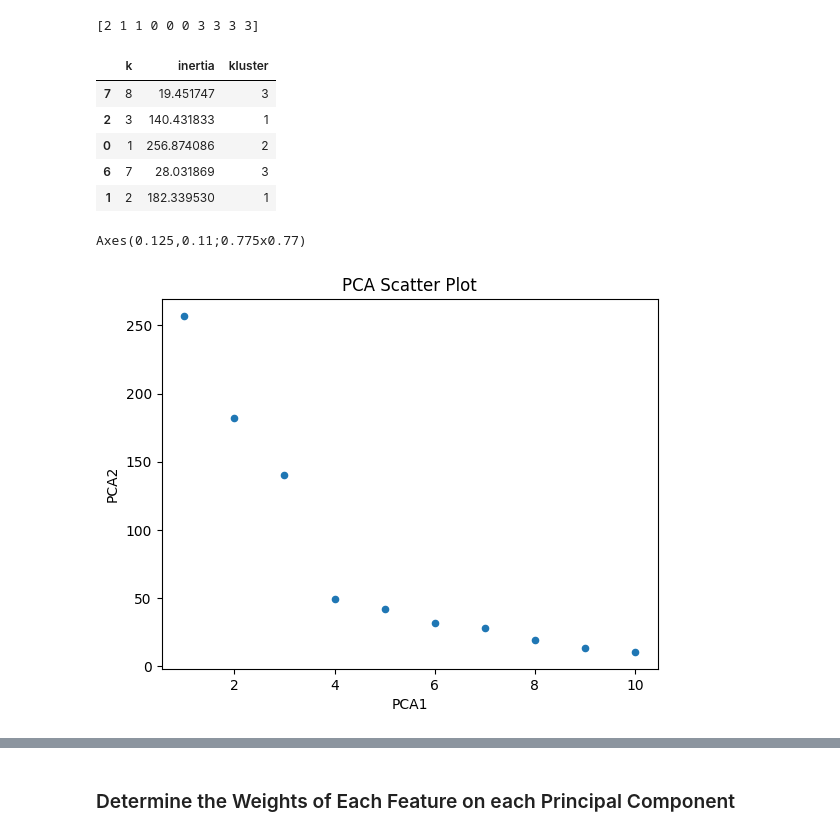
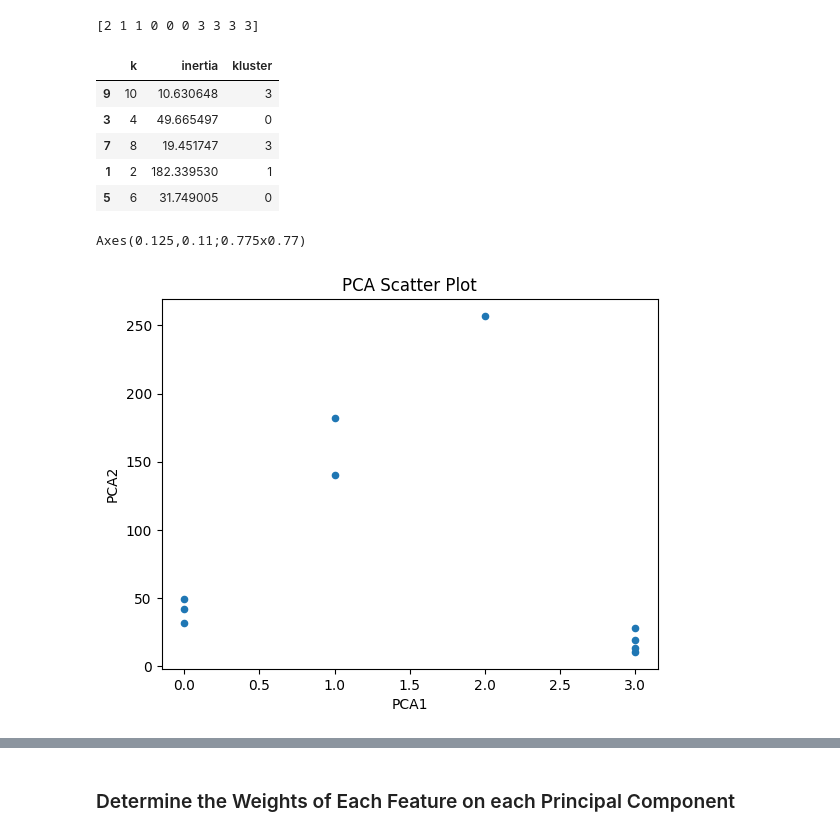
Before and after one commit to 00Smidge/CryptoClustering, a Jupyter notebook: Crypto_Clustering_starter_code.ipynb, the cells around one changed output, grey strips where cells are left out. Saved outputs shown, nothing was run; the diff lists cells and outputs as text; code cells hidden in the pictures.

```diff
--- a/Crypto_Clustering_starter_code.ipynb
+++ b/Crypto_Clustering_starter_code.ipynb
@@ -271,10 +269,10 @@ for k in pca_k_range:
 pca_interias = {'k': list(pca_k_range), 'inertia': pca_wcss}
 
 # Create a DataFrame with the data to plot the Elbow curve
-pca_interias_df = pd.DataFrame(pca_interias)
+pca_inertias_df = pd.DataFrame(pca_interias)
 
 # Display the DataFrame
-pca_interias_df
+pca_inertias_df
 # %% [output]
 |  | k | inertia |
 | 0 | 1 | 256.874086 |
@@ -311,10 +309,10 @@ pca_interias_df.plot(kind='line', marker='o', x='k', y='inertia')
 pca_k_model = KMeans(n_clusters=4, random_state=42, init='k-means++')
 # %%
 # Fit the K-Means model using the PCA data
-pca_k_model = pca_k_model.fit(pca_interias_df)
+pca_k_model = pca_k_model.fit(pca_inertias_df)
 # %%
 # Predict the clusters to group the cryptocurrencies using the PCA data
-augury = pca_k_model.predict(pca_interias_df)
+augury = pca_k_model.predict(pca_inertias_df)
 
 # Print the resulting array of cluster values.
 print(augury)
@@ -322,33 +320,32 @@ print(augury)
 [2 1 1 0 0 0 3 3 3 3]
 # %%
 # Create a copy of the DataFrame with the PCA data
-pca_interias_df_copy = pca_interias_df.copy()
+pca_inertias_df_copy = pca_inertias_df.copy()
 
 # Add a new column to the DataFrame with the predicted clusters
-pca_interias_df_copy['kluster'] = augury
+pca_inertias_df_copy['kluster'] = augury
 
 
 # Display sample data
-pca_interias_df_copy.sample(n=5)
+pca_inertias_df_copy.sample(n=5)
 # %% [output]
 |  | k | inertia | kluster |
+| 9 | 10 | 10.630648 | 3 |
+| 3 | 4 | 49.665497 | 0 |
 | 7 | 8 | 19.451747 | 3 |
-| 2 | 3 | 140.431833 | 1 |
-| 0 | 1 | 256.874086 | 2 |
-| 6 | 7 | 28.031869 | 3 |
 | 1 | 2 | 182.339530 | 1 |
+| 5 | 6 | 31.749005 | 0 |
 # %%
-# Create a scatter plot using hvPlot by setting `x="PCA1"` and `y="PCA2"`.
-scatter = pca_interias_df_copy.plot(
+scatter = pca_inertias_df_copy.plot(
   kind='scatter',
-  x='k',
-  y='inertia',
+  x="kluster",
+  y="inertia",
   title='PCA Scatter Plot',
   xlabel='PCA1',
   ylabel='PCA2'
 )
 
 print(scatter)
 # %% [output]
 Axes(0.125,0.11;0.775x0.77)
-[figure, old version]
+[figure, new version]
```
Also changed, not shown: parts of 11 cells of this notebook.
